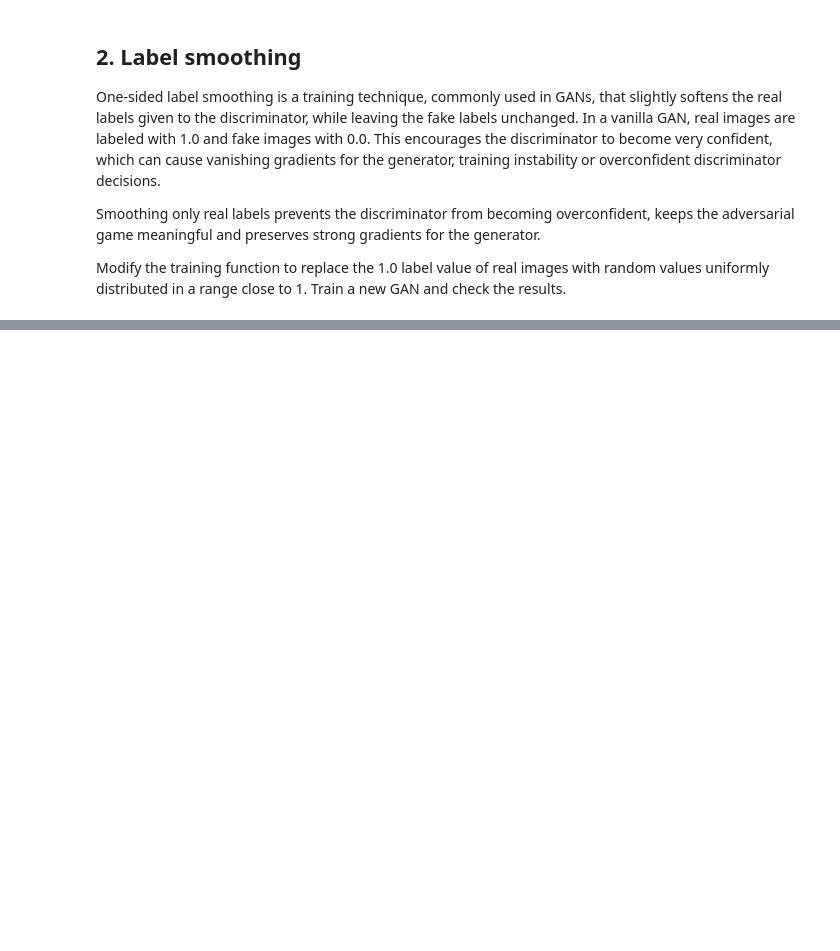
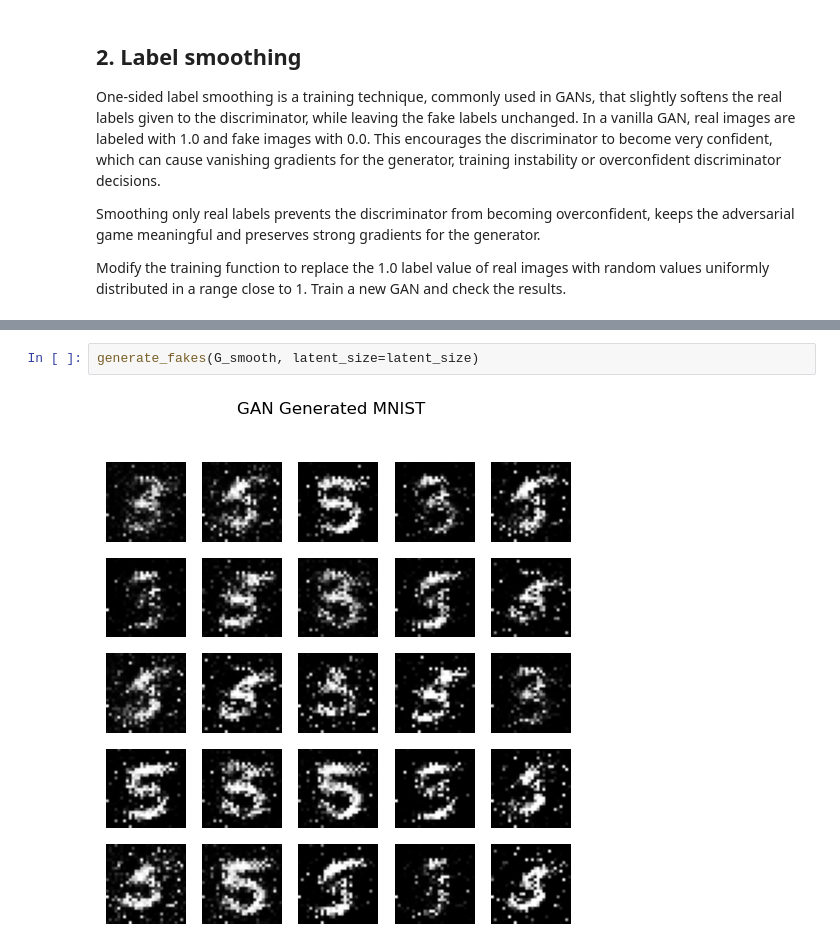
Before and after one commit to hugogs7/CV-II, a Jupyter notebook: notebook_GANs.ipynb, the cells around one changed output, grey strips where cells are left out. Drawn from its saved outputs; the diff is of its cells as text; blank space fills up the shorter version.

```diff
--- a/notebook_GANs.ipynb
+++ b/notebook_GANs.ipynb
@@ -249,0 +446,4 @@ Modify the training function to replace the 1.0 label value of real images with
+# %%
+generate_fakes(G_smooth, latent_size=latent_size)
+# %% [output]
+[figure, added]
```
Also changed, not shown: parts of 8 cells of this notebook.
